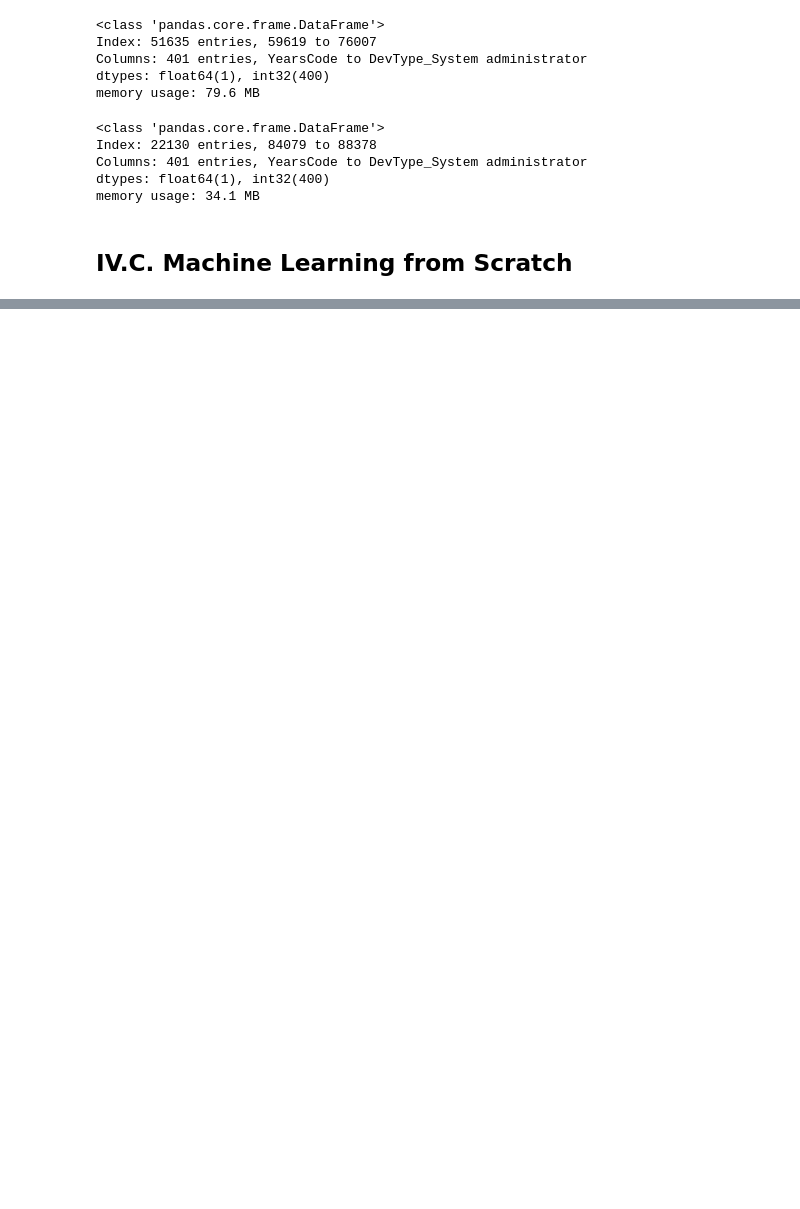
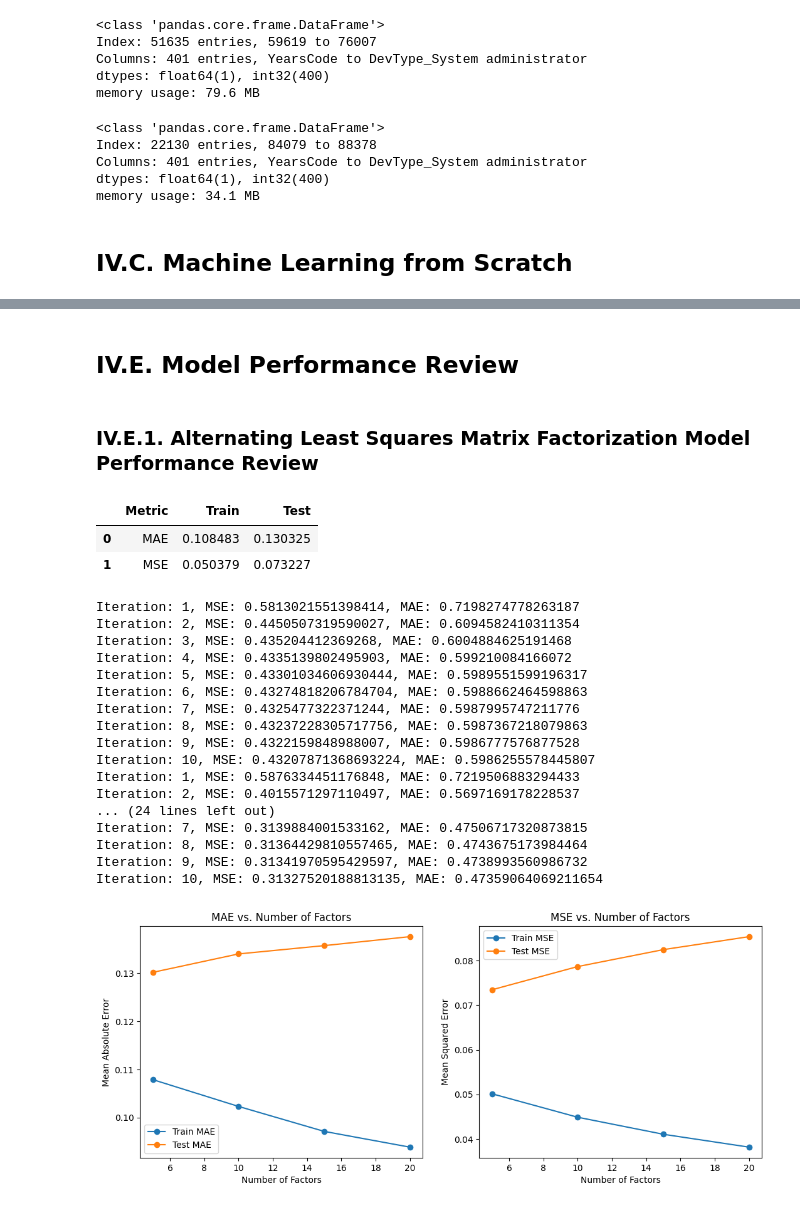
Before and after one commit to hardefarogonondo/tech-talent-recommendation-engine, a Jupyter notebook: notebooks/4_model_training_and_evaluation/model_training_and_evaluation.ipynb, the cells around one changed output, grey strips where cells are left out. Cells and saved outputs as stored; diff of their text form; code cells hidden in the pictures; blank space fills up the shorter version.

Commit message:
Finished modeling notebook updated

```diff
--- a/notebooks/4_model_training_and_evaluation/model_training_and_evaluation.ipynb
+++ b/notebooks/4_model_training_and_evaluation/model_training_and_evaluation.ipynb
@@ -28,7 +27,5 @@ pd.set_option('display.max_rows', None)
 # %% [markdown]
 ## III.B. Import Data
 # %%
-train = pd.read_pickle('../../data/processed/train.pkl')
-test = pd.read_pickle('../../data/processed/test.pkl')
 train_encoded = pd.read_pickle('../../data/processed/train_encoded.pkl')
 test_encoded = pd.read_pickle('../../data/processed/test_encoded.pkl')
@@ -503,0 +230,2 @@ with open('../../models/tuned_best_model.pkl', 'wb') as file:
+# %% [markdown]
+## IV.E. Model Performance Review
@@ -503,0 +286,30 @@ with open('../../models/tuned_best_model.pkl', 'wb') as file:
+# %% [markdown]
+### IV.E.1. Alternating Least Squares Matrix Factorization Model Performance Review
+# %%
+alsf_metrics_df = evaluate_model_performance(alsf_model, train_encoded, test_encoded)
+alsf_metrics_df
+# %% [output]
+|  | Metric | Train | Test |
+| 0 | MAE | 0.108483 | 0.130325 |
+| 1 | MSE | 0.050379 | 0.073227 |
+# %%
+plot_model_performance_by_factors(AlternatingLeastSquaresFactorization, train_encoded, test_encoded, [5, 10, 15, 20])
+# %% [output]
+Iteration: 1, MSE: 0.5813021551398414, MAE: 0.7198274778263187
+Iteration: 2, MSE: 0.4450507319590027, MAE: 0.6094582410311354
+Iteration: 3, MSE: 0.435204412369268, MAE: 0.6004884625191468
+Iteration: 4, MSE: 0.4335139802495903, MAE: 0.599210084166072
+Iteration: 5, MSE: 0.43301034606930444, MAE: 0.5989551599196317
+Iteration: 6, MSE: 0.43274818206784704, MAE: 0.5988662464598863
+Iteration: 7, MSE: 0.4325477322371244, MAE: 0.5987995747211776
+Iteration: 8, MSE: 0.43237228305717756, MAE: 0.5987367218079863
+Iteration: 9, MSE: 0.4322159848988007, MAE: 0.5986777576877528
+Iteration: 10, MSE: 0.43207871368693224, MAE: 0.5986255578445807
+Iteration: 1, MSE: 0.5876334451176848, MAE: 0.7219506883294433
+Iteration: 2, MSE: 0.4015571297110497, MAE: 0.5697169178228537
+... (24 lines left out)
+Iteration: 7, MSE: 0.3139884001533162, MAE: 0.47506717320873815
+Iteration: 8, MSE: 0.31364429810557465, MAE: 0.4743675173984464
+Iteration: 9, MSE: 0.31341970595429597, MAE: 0.4738993560986732
+Iteration: 10, MSE: 0.31327520188813135, MAE: 0.47359064069211654
+[figure, added]
```
Also changed, not shown: parts of 69 cells of this notebook.
